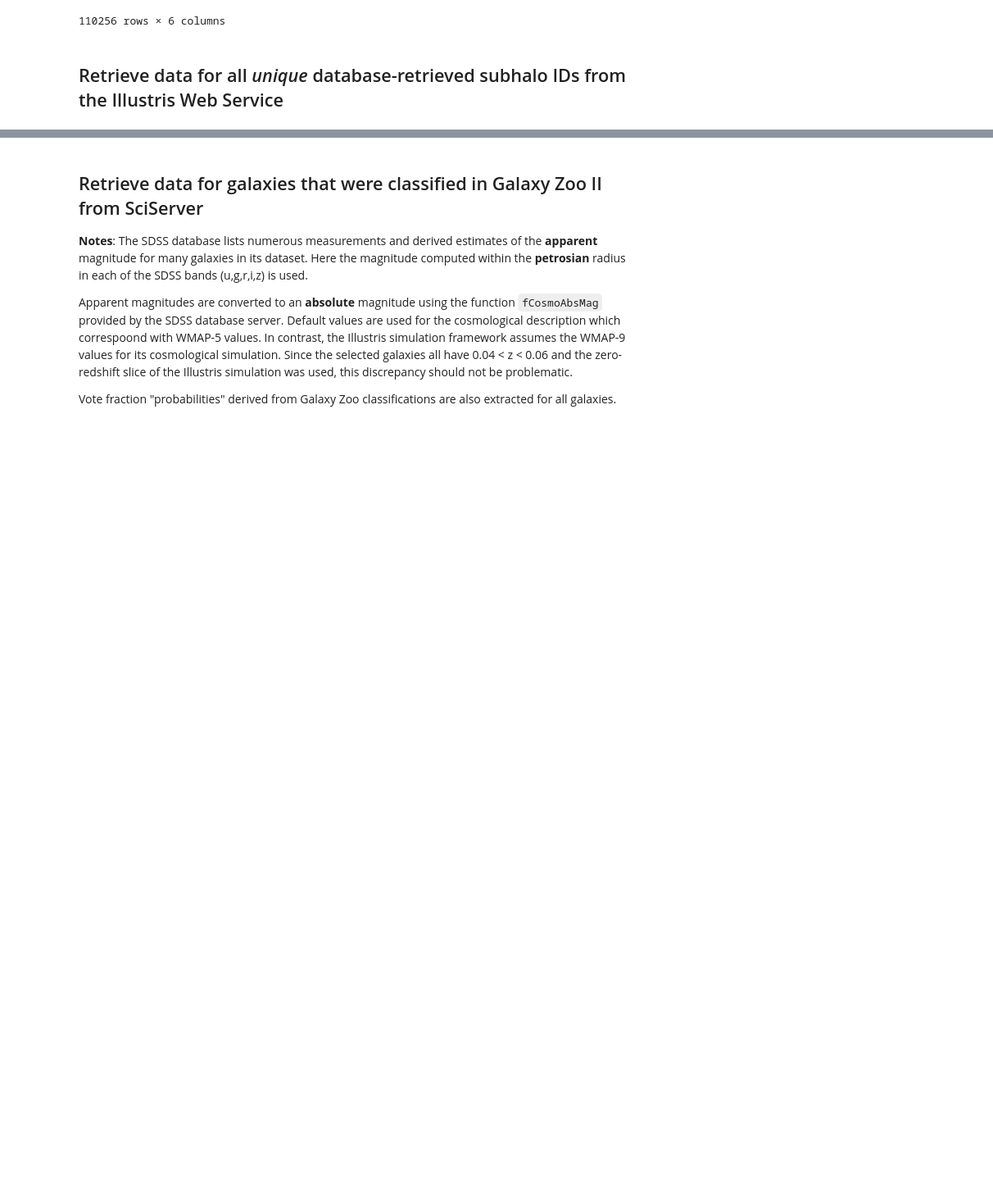
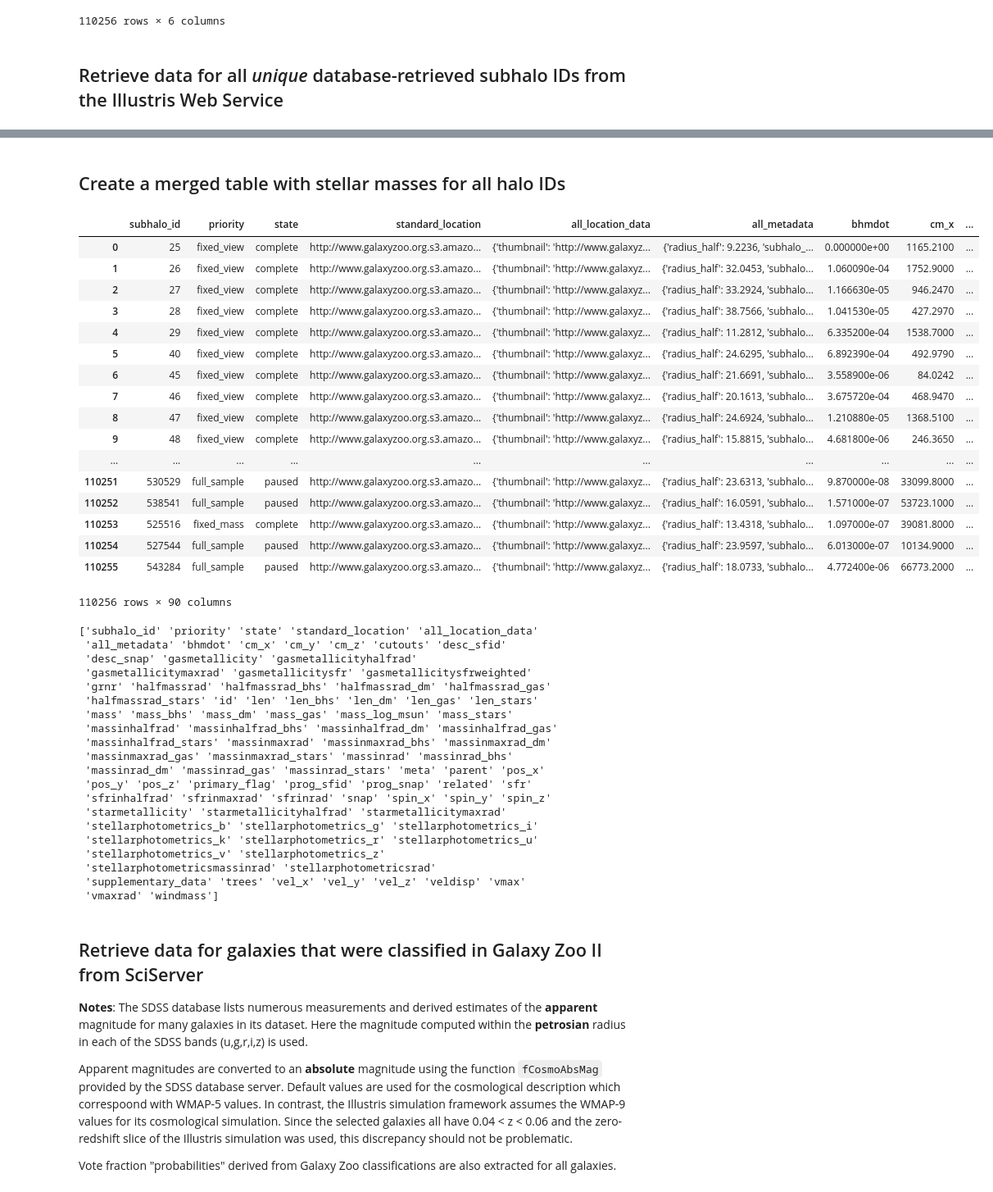
Before and after one commit to AstroZooMin/HughDickinsonMisc, a Jupyter notebook: SloanIllustrisNotebooks/IllustrisRawDistributions.ipynb, the cells around one changed output, grey strips where cells are left out. Shown: that part at 82% size. Saved outputs shown, nothing was run; the diff lists cells and outputs as text; code cells hidden in the pictures; blank space fills up the shorter version.

```diff
--- a/SloanIllustrisNotebooks/IllustrisRawDistributions.ipynb
+++ b/SloanIllustrisNotebooks/IllustrisRawDistributions.ipynb
@@ -213,3 +197,48 @@ Retrieved data for 6890 halos. Done.
+# %% [markdown]
+## Create a merged table with stellar masses for all halo IDs
+# %%
+illustrisStellarMassesFrame = fullIllustrisMongoDataFrame.merge(fullIllustrisWebServiceDataFrame, how='left', left_on='subhalo_id', right_on='id')
+display(illustrisStellarMassesFrame)
+print (illustrisStellarMassesFrame.columns.values)
+# %% [output]
+|  | subhalo_id | priority | state | standard_location | all_location_data | all_metadata | bhmdot | cm_x | ... |
+| 0 | 25 | fixed_view | complete | http://www.galaxyzoo.org.s3.amazo... | {'thumbnail': 'http://www.galaxyz... | {'radius_half': 9.2236, 'subhalo_... | 0.000000e+00 | 1165.2100 | ... |
+| 1 | 26 | fixed_view | complete | http://www.galaxyzoo.org.s3.amazo... | {'thumbnail': 'http://www.galaxyz... | {'radius_half': 32.0453, 'subhalo... | 1.060090e-04 | 1752.9000 | ... |
+| 2 | 27 | fixed_view | complete | http://www.galaxyzoo.org.s3.amazo... | {'thumbnail': 'http://www.galaxyz... | {'radius_half': 33.2924, 'subhalo... | 1.166630e-05 | 946.2470 | ... |
+| 3 | 28 | fixed_view | complete | http://www.galaxyzoo.org.s3.amazo... | {'thumbnail': 'http://www.galaxyz... | {'radius_half': 38.7566, 'subhalo... | 1.041530e-05 | 427.2970 | ... |
+| 4 | 29 | fixed_view | complete | http://www.galaxyzoo.org.s3.amazo... | {'thumbnail': 'http://www.galaxyz... | {'radius_half': 11.2812, 'subhalo... | 6.335200e-04 | 1538.7000 | ... |
+| 5 | 40 | fixed_view | complete | http://www.galaxyzoo.org.s3.amazo... | {'thumbnail': 'http://www.galaxyz... | {'radius_half': 24.6295, 'subhalo... | 6.892390e-04 | 492.9790 | ... |
+| 6 | 45 | fixed_view | complete | http://www.galaxyzoo.org.s3.amazo... | {'thumbnail': 'http://www.galaxyz... | {'radius_half': 21.6691, 'subhalo... | 3.558900e-06 | 84.0242 | ... |
+| 7 | 46 | fixed_view | complete | http://www.galaxyzoo.org.s3.amazo... | {'thumbnail': 'http://www.galaxyz... | {'radius_half': 20.1613, 'subhalo... | 3.675720e-04 | 468.9470 | ... |
+| 8 | 47 | fixed_view | complete | http://www.galaxyzoo.org.s3.amazo... | {'thumbnail': 'http://www.galaxyz... | {'radius_half': 24.6924, 'subhalo... | 1.210880e-05 | 1368.5100 | ... |
+| 9 | 48 | fixed_view | complete | http://www.galaxyzoo.org.s3.amazo... | {'thumbnail': 'http://www.galaxyz... | {'radius_half': 15.8815, 'subhalo... | 4.681800e-06 | 246.3650 | ... |
+| ... | ... | ... | ... | ... | ... | ... | ... | ... | ... |
+| 110251 | 530529 | full_sample | paused | http://www.galaxyzoo.org.s3.amazo... | {'thumbnail': 'http://www.galaxyz... | {'radius_half': 23.6313, 'subhalo... | 9.870000e-08 | 33099.8000 | ... |
+| 110252 | 538541 | full_sample | paused | http://www.galaxyzoo.org.s3.amazo... | {'thumbnail': 'http://www.galaxyz... | {'radius_half': 16.0591, 'subhalo... | 1.571000e-07 | 53723.1000 | ... |
+| 110253 | 525516 | fixed_mass | complete | http://www.galaxyzoo.org.s3.amazo... | {'thumbnail': 'http://www.galaxyz... | {'radius_half': 13.4318, 'subhalo... | 1.097000e-07 | 39081.8000 | ... |
+| 110254 | 527544 | full_sample | paused | http://www.galaxyzoo.org.s3.amazo... | {'thumbnail': 'http://www.galaxyz... | {'radius_half': 23.9597, 'subhalo... | 6.013000e-07 | 10134.9000 | ... |
+| 110255 | 543284 | full_sample | paused | http://www.galaxyzoo.org.s3.amazo... | {'thumbnail': 'http://www.galaxyz... | {'radius_half': 18.0733, 'subhalo... | 4.772400e-06 | 66773.2000 | ... |
+110256 rows × 90 columns
+['subhalo_id' 'priority' 'state' 'standard_location' 'all_location_data'
+ 'all_metadata' 'bhmdot' 'cm_x' 'cm_y' 'cm_z' 'cutouts' 'desc_sfid'
+ 'desc_snap' 'gasmetallicity' 'gasmetallicityhalfrad'
+ 'gasmetallicitymaxrad' 'gasmetallicitysfr' 'gasmetallicitysfrweighted'
+ 'grnr' 'halfmassrad' 'halfmassrad_bhs' 'halfmassrad_dm' 'halfmassrad_gas'
+ 'halfmassrad_stars' 'id' 'len' 'len_bhs' 'len_dm' 'len_gas' 'len_stars'
+ 'mass' 'mass_bhs' 'mass_dm' 'mass_gas' 'mass_log_msun' 'mass_stars'
+ 'massinhalfrad' 'massinhalfrad_bhs' 'massinhalfrad_dm' 'massinhalfrad_gas'
+ 'massinhalfrad_stars' 'massinmaxrad' 'massinmaxrad_bhs' 'massinmaxrad_dm'
+ 'massinmaxrad_gas' 'massinmaxrad_stars' 'massinrad' 'massinrad_bhs'
+ 'massinrad_dm' 'massinrad_gas' 'massinrad_stars' 'meta' 'parent' 'pos_x'
+ 'pos_y' 'pos_z' 'primary_flag' 'prog_sfid' 'prog_snap' 'related' 'sfr'
+ 'sfrinhalfrad' 'sfrinmaxrad' 'sfrinrad' 'snap' 'spin_x' 'spin_y' 'spin_z'
+ 'starmetallicity' 'starmetallicityhalfrad' 'starmetallicitymaxrad'
+ 'stellarphotometrics_b' 'stellarphotometrics_g' 'stellarphotometrics_i'
+ 'stellarphotometrics_k' 'stellarphotometrics_r' 'stellarphotometrics_u'
+ 'stellarphotometrics_v' 'stellarphotometrics_z'
+ 'stellarphotometricsmassinrad' 'stellarphotometricsrad'
+ 'supplementary_data' 'trees' 'vel_x' 'vel_y' 'vel_z' 'veldisp' 'vmax'
+ 'vmaxrad' 'windmass']
 # %% [markdown]
 ## Retrieve data for galaxies that were classified in Galaxy Zoo II from SciServer
 **Notes**:
```
Also changed, not shown: parts of 9 cells of this notebook, 7 other files.
